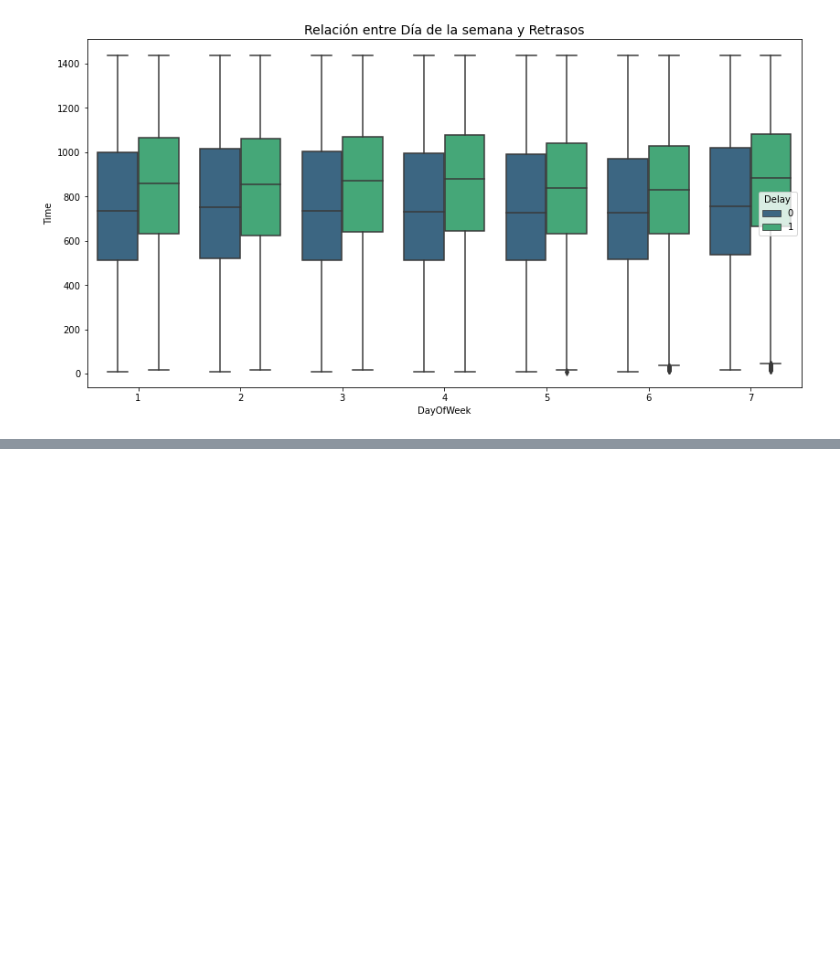
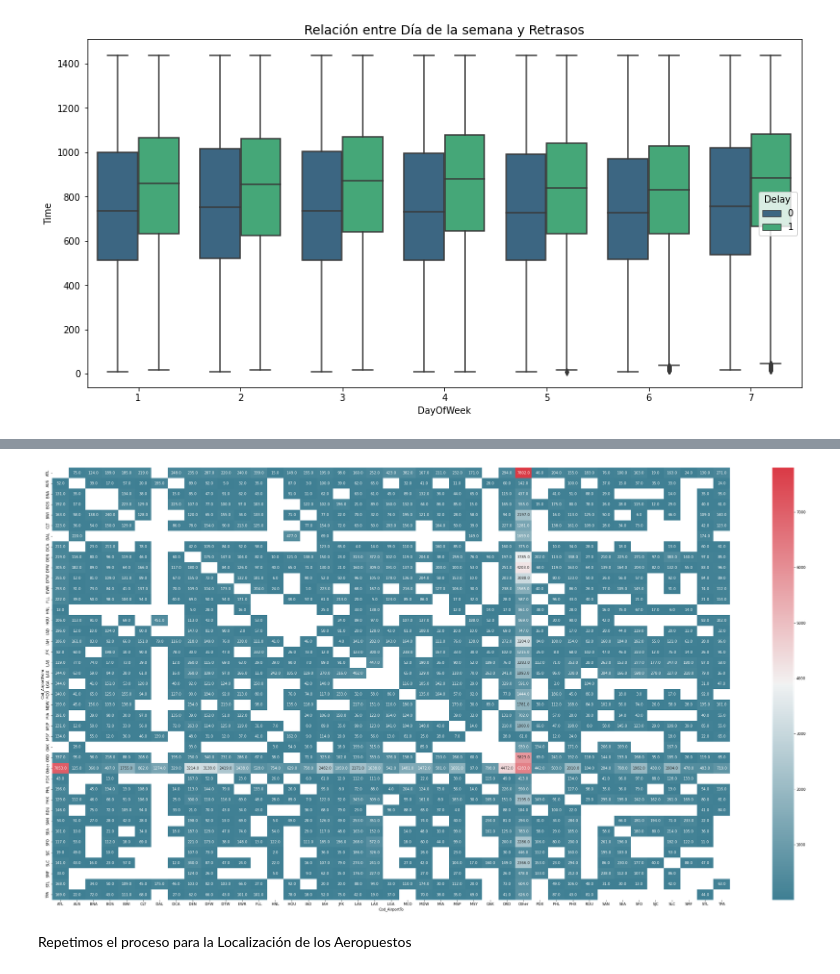
Before and after one commit to natijohansen/TP_DataScience, a Jupyter notebook: Entrega1+Johansen.ipynb, the cells around one changed output, grey strips where cells are left out. Drawn from its saved outputs; the diff is of its cells as text; code cells hidden in the pictures; blank space fills up the shorter version.

Commit message:
Update_HeatmapAirport
Se agrego la entrega 1 la carga del dataset de Airport para la incorporación del análisis de retrasos según aeropuertos de origen y destinos, y sus localizaciones

```diff
--- a/Entrega1+Johansen.ipynb
+++ b/Entrega1+Johansen.ipynb
@@ -162,0 +233,7 @@ df_air
+# %%
+df_air['Cod_AirportFrom'].fillna("Other", inplace=True)
+df_air['Cod_AirportTo'].fillna("Other", inplace=True)
+df_air['Loc_From'].fillna("Other", inplace=True)
+df_air['Loc_To'].fillna("Other", inplace=True)
+
+df_air.head()
@@ -391,0 +506,4 @@ El boxplot anterior muestra la relación entre días de la semana, el tiempo y l
+# %%
+delays = df_air['Delay'] == 1
+df_delay = df_air[delays]
+df_delay.head()
@@ -391,0 +519,4 @@ El boxplot anterior muestra la relación entre días de la semana, el tiempo y l
+# %%
+# Agrupo "Delay" segun AirportFrom and AirportTo
+f_airport = df_delay.groupby(by=['Cod_AirportFrom','Cod_AirportTo'])['id'].count()
+f_airport
@@ -391,0 +539,3 @@ El boxplot anterior muestra la relación entre días de la semana, el tiempo y l
+# %%
+df_aux1 = f_airport.unstack(level='Cod_AirportTo')
+df_aux1.head()
@@ -391,0 +551,9 @@ El boxplot anterior muestra la relación entre días de la semana, el tiempo y l
+# %%
+plt.figure(figsize = (42,22))
+cmap = sns.diverging_palette(220, 10, as_cmap=True)
+sns.heatmap(df_aux1, annot=True, cmap = cmap, fmt=".1f")
+plt.show()
+# %% [output]
+[figure, added]
+# %% [markdown]
+Repetimos el proceso para la Localización de los Aeropuestos
```
Also changed, not shown: parts of 27 cells of this notebook, 3 other files.
